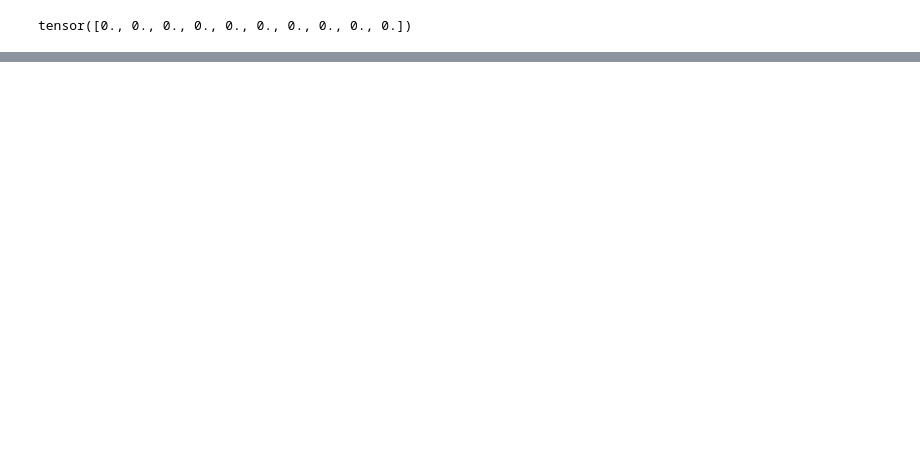
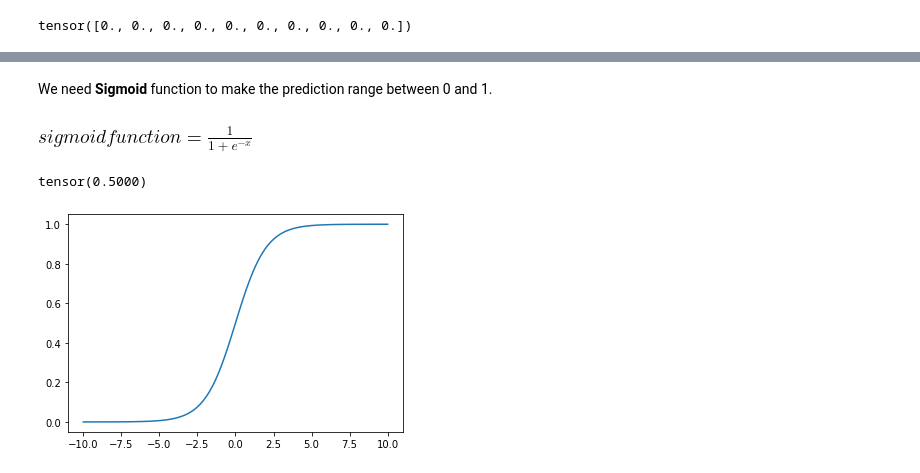
Before and after one commit to ttcielott/Deep_Learning_for_Coders_with-Fastai_and_PyTorch, a Jupyter notebook: Chapter4_Under_the_hood.ipynb, the cells around one changed output, grey strips where cells are left out. Cells and saved outputs as stored; diff of their text form; code cells hidden in the pictures; blank space fills up the shorter version.

```diff
--- a/Chapter4_Under_the_hood.ipynb
+++ b/Chapter4_Under_the_hood.ipynb
@@ -1019,0 +1038,4 @@ Now we need gradients in order to improve our model using stochastic gradient de
+# %% [markdown]
+We need **Sigmoid** function to make the prediction range between 0 and 1.
+
+### $ sigmoid function = \frac{1 }{1 + {e^{-x}}}$
@@ -1019,0 +1046,10 @@ Now we need gradients in order to improve our model using stochastic gradient de
+# %%
+# or we can use PyTorch's accelerated version
+torch.sigmoid(tensor(0))
+# %% [output]
+tensor(0.5000)
+# %%
+# plot sigmoid function to see what it looks like
+plot_function(torch.sigmoid, min = -10, max = 10)
+# %% [output]
+[figure, added]
```
Also changed, not shown: parts of 28 cells of this notebook.
